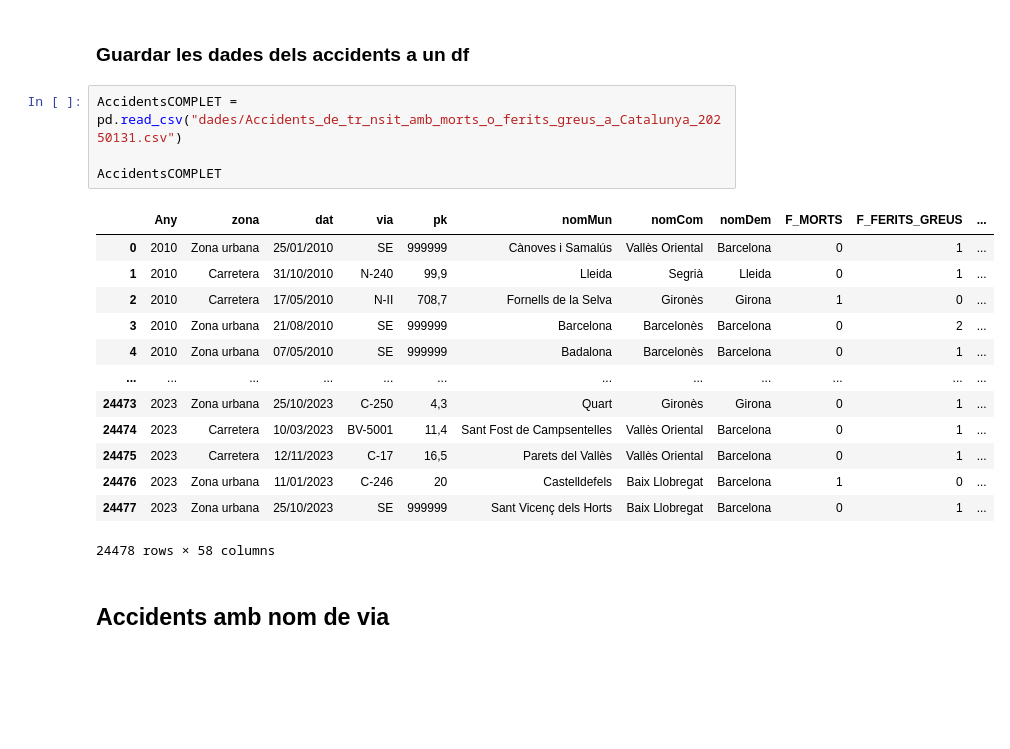
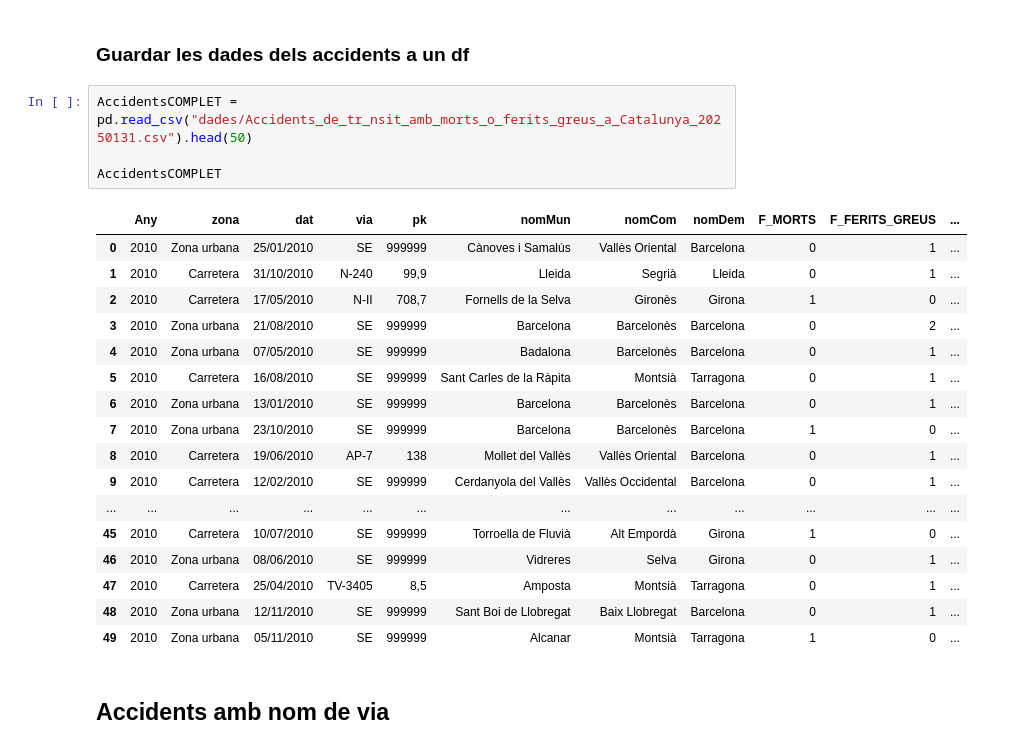
Before and after one commit to SeergiCureero/Proyecto-Analitica-Descriptiva, a Jupyter notebook: main.ipynb, the cells around one changed output. Saved outputs shown, nothing was run; the diff lists cells and outputs as text; blank space fills up the shorter version.

```diff
--- a/main.ipynb
+++ b/main.ipynb
@@ -12,23 +12,27 @@ pd.set_option('display.max_columns',None)
 # %% [markdown]
 ### Guardar les dades dels accidents a un df
 # %%
-AccidentsCOMPLET = pd.read_csv("dades/Accidents_de_tr_nsit_amb_morts_o_ferits_greus_a_Catalunya_20250131.csv")
+AccidentsCOMPLET = pd.read_csv("dades/Accidents_de_tr_nsit_amb_morts_o_ferits_greus_a_Catalunya_20250131.csv").head(50)
 
 AccidentsCOMPLET
 # %% [output]
 |  | Any | zona | dat | via | pk | nomMun | nomCom | nomDem | F_MORTS | F_FERITS_GREUS | ... |
 | 0 | 2010 | Zona urbana | 25/01/2010 | SE | 999999 | Cànoves i Samalús | Vallès Oriental | Barcelona | 0 | 1 | ... |
 | 1 | 2010 | Carretera | 31/10/2010 | N-240 | 99,9 | Lleida | Segrià | Lleida | 0 | 1 | ... |
 | 2 | 2010 | Carretera | 17/05/2010 | N-II | 708,7 | Fornells de la Selva | Gironès | Girona | 1 | 0 | ... |
 | 3 | 2010 | Zona urbana | 21/08/2010 | SE | 999999 | Barcelona | Barcelonès | Barcelona | 0 | 2 | ... |
 | 4 | 2010 | Zona urbana | 07/05/2010 | SE | 999999 | Badalona | Barcelonès | Barcelona | 0 | 1 | ... |
+| 5 | 2010 | Carretera | 16/08/2010 | SE | 999999 | Sant Carles de la Ràpita | Montsià | Tarragona | 0 | 1 | ... |
+| 6 | 2010 | Zona urbana | 13/01/2010 | SE | 999999 | Barcelona | Barcelonès | Barcelona | 0 | 1 | ... |
+| 7 | 2010 | Zona urbana | 23/10/2010 | SE | 999999 | Barcelona | Barcelonès | Barcelona | 1 | 0 | ... |
+| 8 | 2010 | Carretera | 19/06/2010 | AP-7 | 138 | Mollet del Vallès | Vallès Oriental | Barcelona | 0 | 1 | ... |
+| 9 | 2010 | Carretera | 12/02/2010 | SE | 999999 | Cerdanyola del Vallès | Vallès Occidental | Barcelona | 0 | 1 | ... |
 | ... | ... | ... | ... | ... | ... | ... | ... | ... | ... | ... | ... |
-| 24473 | 2023 | Zona urbana | 25/10/2023 | C-250 | 4,3 | Quart | Gironès | Girona | 0 | 1 | ... |
-| 24474 | 2023 | Carretera | 10/03/2023 | BV-5001 | 11,4 | Sant Fost de Campsentelles | Vallès Oriental | Barcelona | 0 | 1 | ... |
-| 24475 | 2023 | Carretera | 12/11/2023 | C-17 | 16,5 | Parets del Vallès | Vallès Oriental | Barcelona | 0 | 1 | ... |
-| 24476 | 2023 | Zona urbana | 11/01/2023 | C-246 | 20 | Castelldefels | Baix Llobregat | Barcelona | 1 | 0 | ... |
-| 24477 | 2023 | Zona urbana | 25/10/2023 | SE | 999999 | Sant Vicenç dels Horts | Baix Llobregat | Barcelona | 0 | 1 | ... |
+| 45 | 2010 | Carretera | 10/07/2010 | SE | 999999 | Torroella de Fluvià | Alt Empordà | Girona | 1 | 0 | ... |
+| 46 | 2010 | Zona urbana | 08/06/2010 | SE | 999999 | Vidreres | Selva | Girona | 0 | 1 | ... |
+| 47 | 2010 | Carretera | 25/04/2010 | TV-3405 | 8,5 | Amposta | Montsià | Tarragona | 0 | 1 | ... |
+| 48 | 2010 | Zona urbana | 12/11/2010 | SE | 999999 | Sant Boi de Llobregat | Baix Llobregat | Barcelona | 0 | 1 | ... |
+| 49 | 2010 | Zona urbana | 05/11/2010 | SE | 999999 | Alcanar | Montsià | Tarragona | 1 | 0 | ... |
-24478 rows × 58 columns
 # %% [markdown]
 ## Accidents amb nom de via
 # %% [markdown]
```
Also changed, not shown: parts of 6 cells of this notebook.
